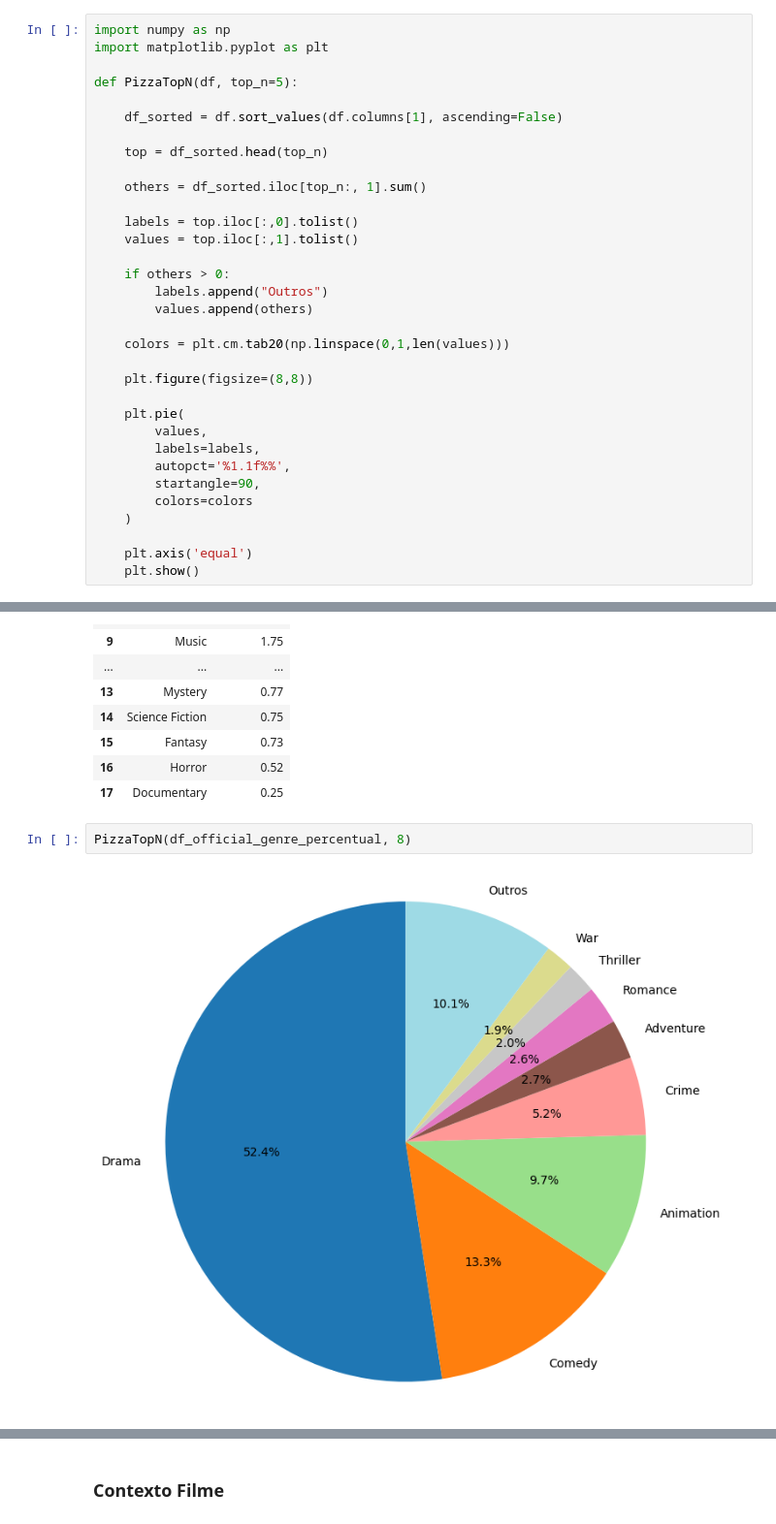
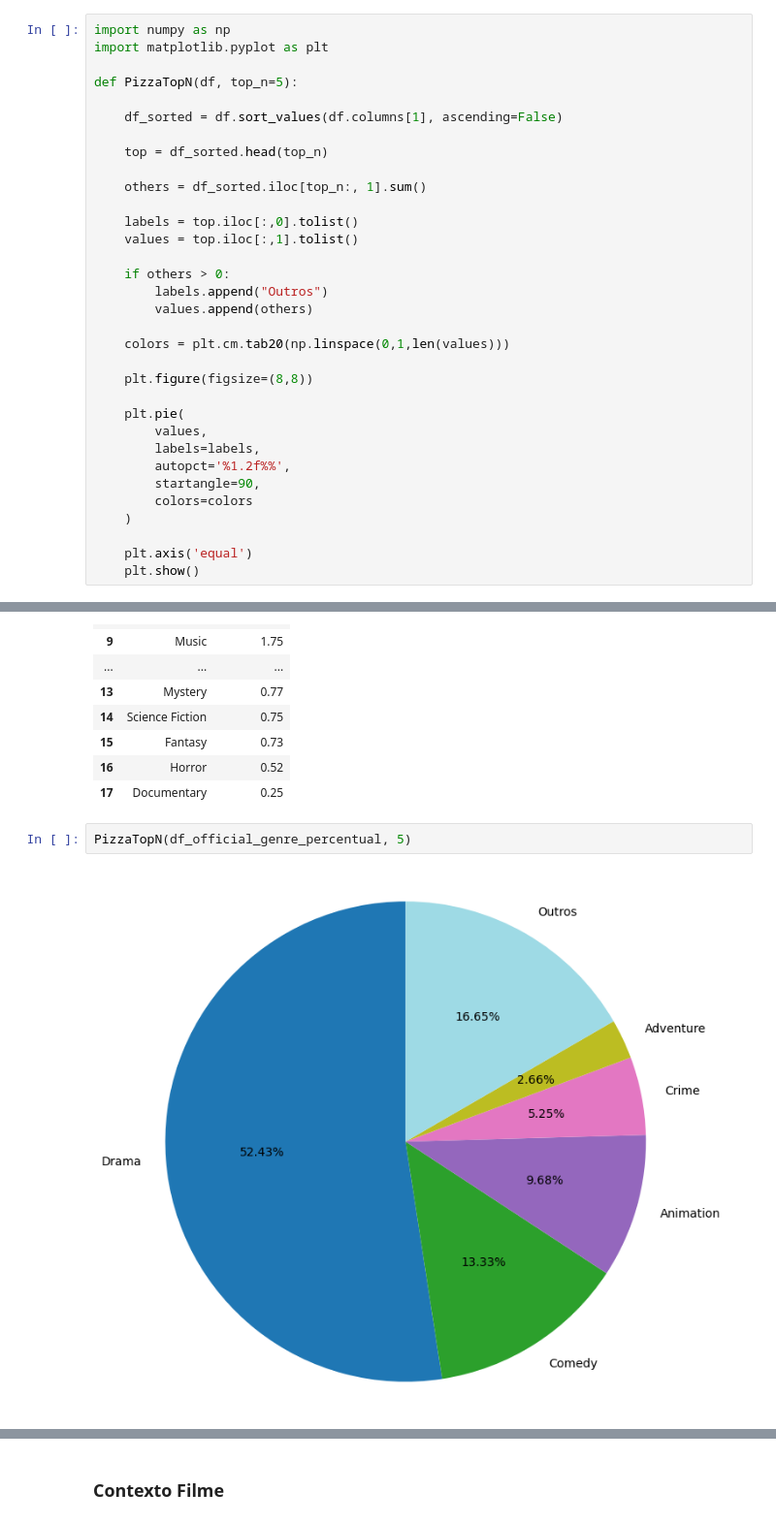
Before and after one commit to edilsonchaves/MVP-Analise-de-Dados-Oscar-Research, a Jupyter notebook: OscarResearch.ipynb, the cells around one changed output, grey strips where cells are left out. Shown at 97% size. Saved outputs shown, nothing was run; the diff lists cells and outputs as text.

```diff
--- a/OscarResearch.ipynb
+++ b/OscarResearch.ipynb
@@ -551,7 +551,7 @@ def PizzaTopN(df, top_n=5):
     plt.pie(
         values,
         labels=labels,
-        autopct='%1.1f%%',
+        autopct='%1.2f%%',
         startangle=90,
         colors=colors
     )
@@ -637,9 +652,9 @@ display(df_official_genre_percentual)
 | 16 | Horror | 0.52 |
 | 17 | Documentary | 0.25 |
 # %%
-PizzaTopN(df_official_genre_percentual, 8)
+PizzaTopN(df_official_genre_percentual, 5)
 # %% [output]
-[figure, old version]
+[figure, new version]
 # %%
 df_genre_count = show_raw_data_count_for_year(df_Official, "Genre")
 display(df_genre_count)
```
Also changed, not shown: parts of 67 cells of this notebook.
